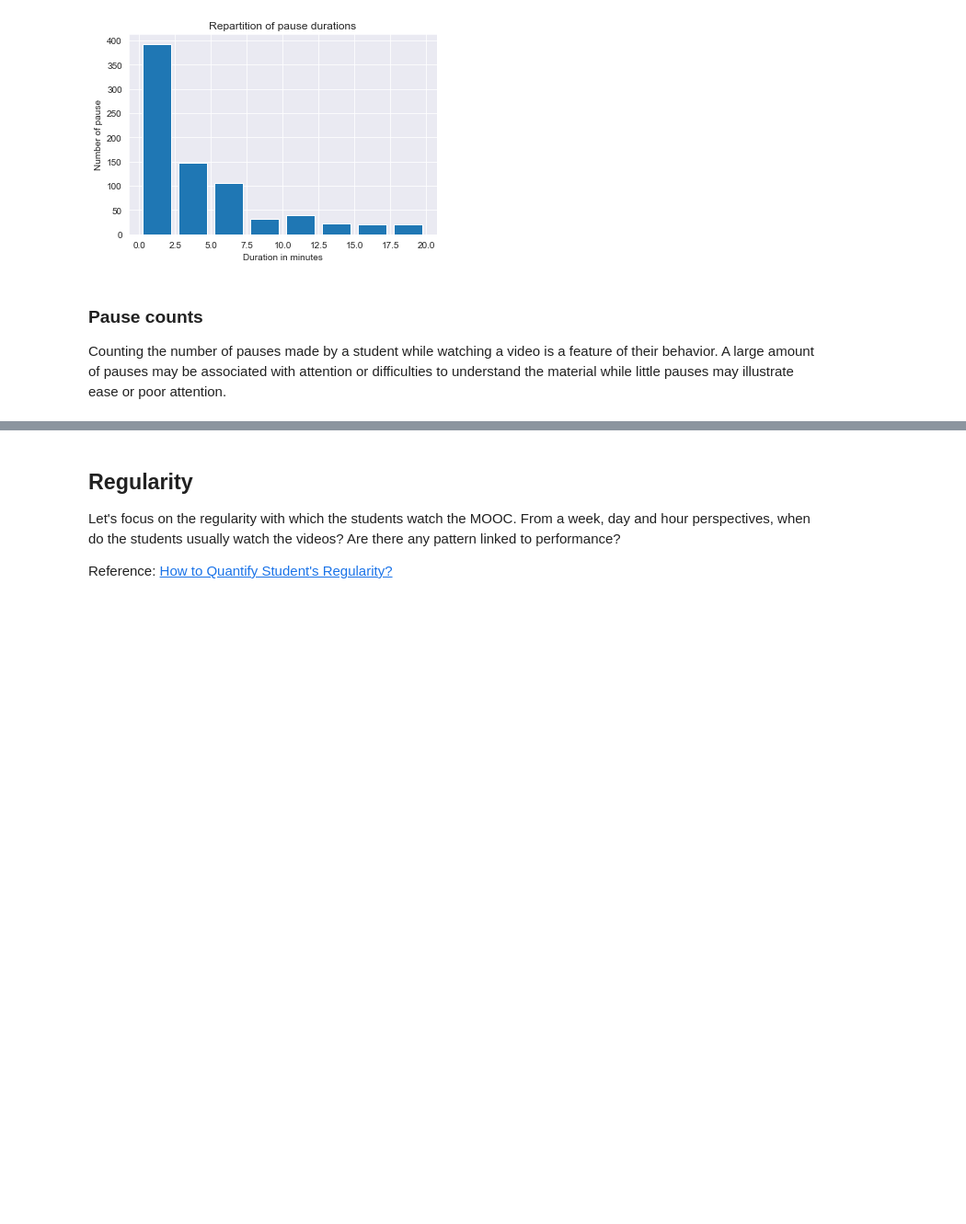
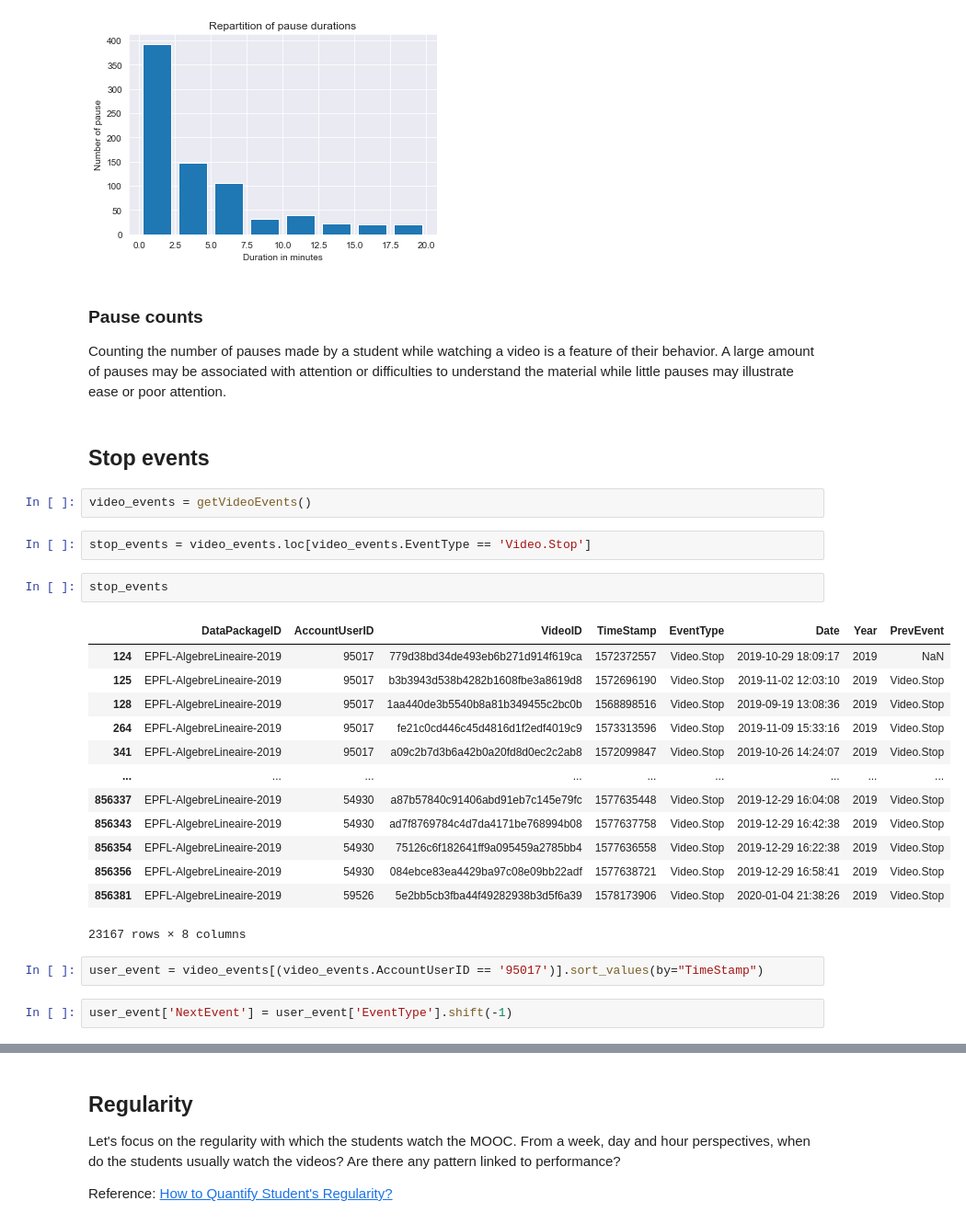
Before and after one commit to epfl-ml4ed/flipped-classroom, a Jupyter notebook: notebooks/preliminary_exploratory_analysis.ipynb, the cells around one changed output, grey strips where cells are left out. Shown at 92% size. Drawn from its saved outputs; the diff is of its cells as text; blank space fills up the shorter version.

```diff
--- a/notebooks/preliminary_exploratory_analysis.ipynb
+++ b/notebooks/preliminary_exploratory_analysis.ipynb
@@ -329,3 +327,29 @@ Name: PauseDuration, dtype: float64
 ### Pause counts
 
 Counting the number of pauses made by a student while watching a video is a feature of their behavior. A large amount of pauses may be associated with attention or difficulties to understand the material while little pauses may illustrate ease or poor attention.
+# %% [markdown]
+## Stop events
+# %%
+video_events = getVideoEvents()
+# %%
+stop_events = video_events.loc[video_events.EventType == 'Video.Stop']
+# %%
+stop_events
+# %% [output]
+|  | DataPackageID | AccountUserID | VideoID | TimeStamp | EventType | Date | Year | PrevEvent |
+| 124 | EPFL-AlgebreLineaire-2019 | 95017 | 779d38bd34de493eb6b271d914f619ca | 1572372557 | Video.Stop | 2019-10-29 18:09:17 | 2019 | NaN |
+| 125 | EPFL-AlgebreLineaire-2019 | 95017 | b3b3943d538b4282b1608fbe3a8619d8 | 1572696190 | Video.Stop | 2019-11-02 12:03:10 | 2019 | Video.Stop |
+| 128 | EPFL-AlgebreLineaire-2019 | 95017 | 1aa440de3b5540b8a81b349455c2bc0b | 1568898516 | Video.Stop | 2019-09-19 13:08:36 | 2019 | Video.Stop |
+| 264 | EPFL-AlgebreLineaire-2019 | 95017 | fe21c0cd446c45d4816d1f2edf4019c9 | 1573313596 | Video.Stop | 2019-11-09 15:33:16 | 2019 | Video.Stop |
+| 341 | EPFL-AlgebreLineaire-2019 | 95017 | a09c2b7d3b6a42b0a20fd8d0ec2c2ab8 | 1572099847 | Video.Stop | 2019-10-26 14:24:07 | 2019 | Video.Stop |
+| ... | ... | ... | ... | ... | ... | ... | ... | ... |
+| 856337 | EPFL-AlgebreLineaire-2019 | 54930 | a87b57840c91406abd91eb7c145e79fc | 1577635448 | Video.Stop | 2019-12-29 16:04:08 | 2019 | Video.Stop |
+| 856343 | EPFL-AlgebreLineaire-2019 | 54930 | ad7f8769784c4d7da4171be768994b08 | 1577637758 | Video.Stop | 2019-12-29 16:42:38 | 2019 | Video.Stop |
+| 856354 | EPFL-AlgebreLineaire-2019 | 54930 | 75126c6f182641ff9a095459a2785bb4 | 1577636558 | Video.Stop | 2019-12-29 16:22:38 | 2019 | Video.Stop |
+| 856356 | EPFL-AlgebreLineaire-2019 | 54930 | 084ebce83ea4429ba97c08e09bb22adf | 1577638721 | Video.Stop | 2019-12-29 16:58:41 | 2019 | Video.Stop |
+| 856381 | EPFL-AlgebreLineaire-2019 | 59526 | 5e2bb5cb3fba44f49282938b3d5f6a39 | 1578173906 | Video.Stop | 2020-01-04 21:38:26 | 2019 | Video.Stop |
+23167 rows × 8 columns
+# %%
+user_event = video_events[(video_events.AccountUserID == '95017')].sort_values(by="TimeStamp")
+# %%
+user_event['NextEvent'] = user_event['EventType'].shift(-1)
```
Also changed, not shown: parts of 5 cells of this notebook, 6 other files.
